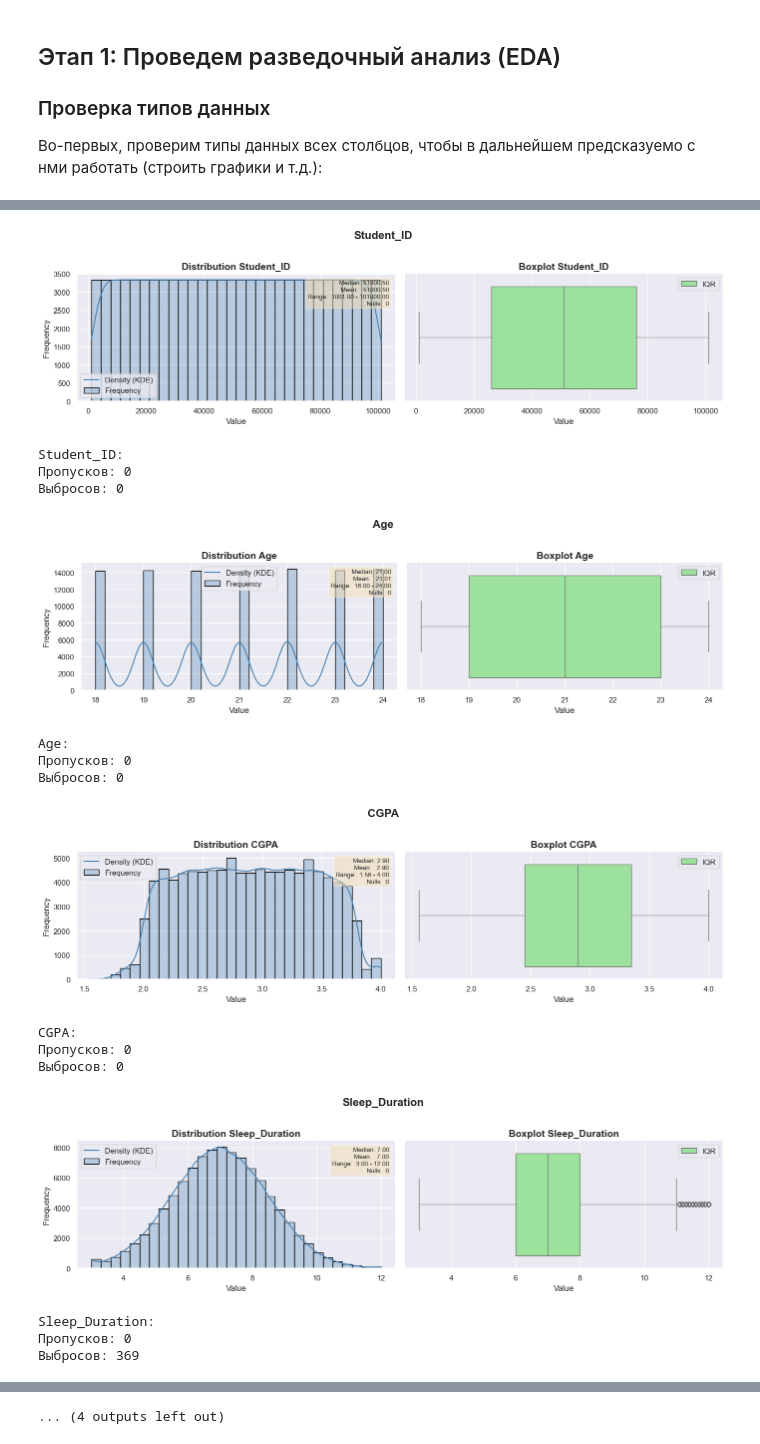
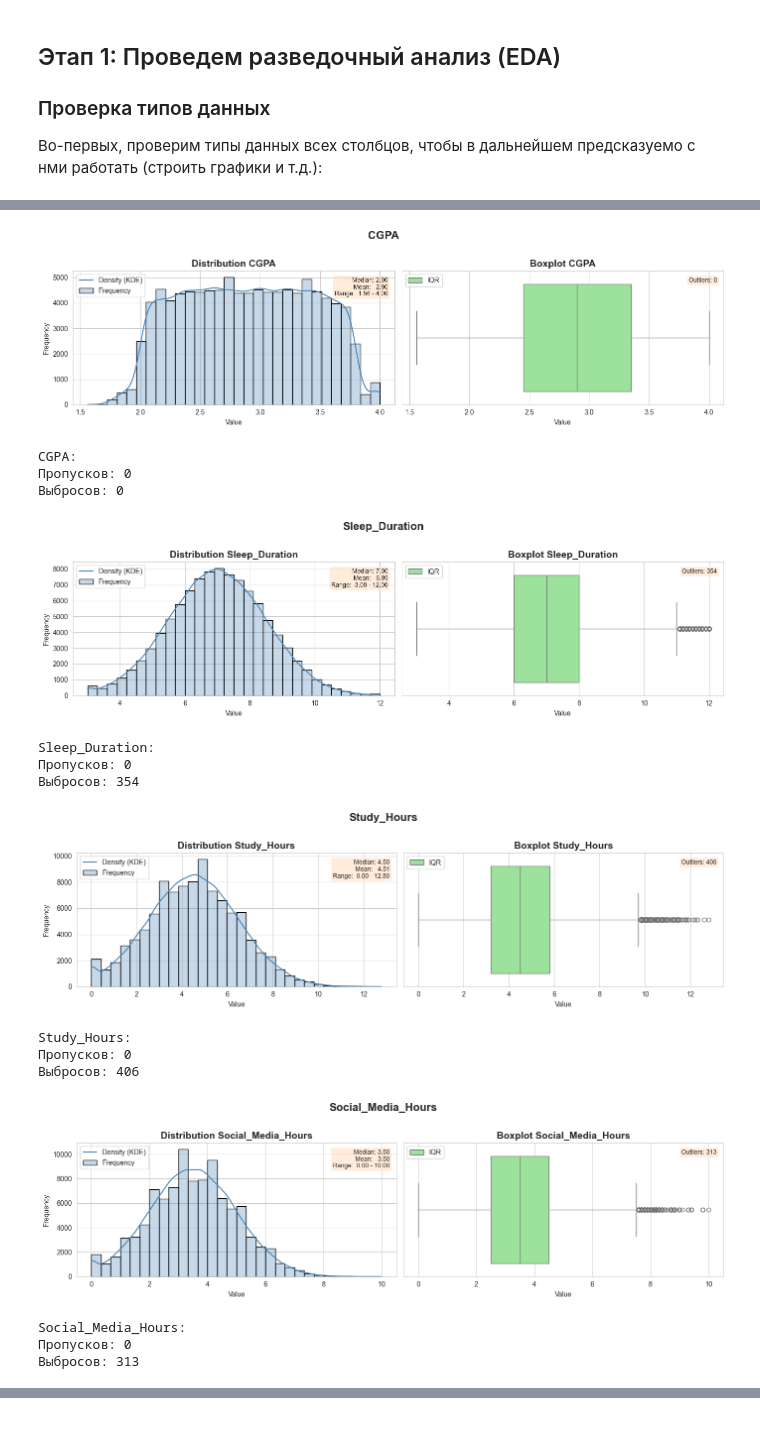
Before and after one commit to miniMlena/MAI_ML_lab1, a Jupyter notebook: task.ipynb, the cells around one changed output, grey strips where cells are left out. Saved outputs shown, nothing was run; the diff lists cells and outputs as text; code cells hidden in the pictures.

```diff
--- a/task.ipynb
+++ b/task.ipynb
@@ -5,7 +7,4 @@ import numpy as np
 import pandas as pd
 import seaborn as sns
 import matplotlib.pyplot as plt
-%matplotlib inline
-sns.set(color_codes=True)
-print("yes")
 # %% [output]
@@ -52,0 +71,5 @@ memory usage: 7.7 MB
+# %%
+print('Количество строк до удаления некорректных значений:', df.shape[0])
+cond_valid_sum_hours = (df['Sleep_Duration'] + df['Study_Hours'] + df['Social_Media_Hours']) <= 24
+df = df[cond_valid_sum_hours]
+print('После:', df.shape[0])
@@ -52,0 +84,4 @@ memory usage: 7.7 MB
+# %%
+print(f'Количество строк в датасете до удаления дубликатов: {df.shape[0]}')
+df.drop_duplicates(inplace=True)
+print(f'После: {df.shape[0]}')
@@ -56,9 +112,9 @@ memory usage: 7.7 MB
 # %%
-# сначала сделаем визуализации для числовых признаков
-numeric_cols = df.select_dtypes(include='number').columns.tolist()
+numeric_cols = df.drop(columns=['Age', 'Stress_Level']).select_dtypes(include='number').columns.tolist()
 
 for col in numeric_cols:
     fig, axes = plt.subplots(1, 2, figsize=(14, 4))
+    sns.set_style("whitegrid")
 
     # гистограмма с KDE
     sns.histplot(data=df, x=col, bins=30, kde=True, ax=axes[0],
@@ -68,57 +124,62 @@ for col in numeric_cols:
     axes[0].set_ylabel('Frequency')
     axes[0].legend(['Density (KDE)', 'Frequency'], loc='best')
 
     # Boxplot (ящик с усами)
     sns.boxplot(data=df, x=col, ax=axes[1], color='lightgreen')
     axes[1].set_title(f'Boxplot {col}', fontsize=14, fontweight='bold')
     axes[1].set_xlabel('Value')
     axes[1].legend(['IQR', 'Медиана', 'Выбросы'], loc='best')
 
-    # медиана, среднее и разброс значений
-    stats_text = (f"Median: {df[col].median():.2f}\n"
+    # метрики для гистограммы
+    stats_text_hist = (f"Median: {df[col].median():.2f}\n"
                     f"Mean:   {df[col].mean():.2f}\n"
-                    f"Range:  {df[col].min():.2f} - {df[col].max():.2f}\n"
-                    f"Nulls:  {df[col].isnull().sum()}")
+                    f"Range:  {df[col].min():.2f} - {df[col].max():.2f}")
 
-    axes[0].text(0.98, 0.95, stats_text, transform=axes[0].transAxes,
+    axes[0].text(0.98, 0.95, stats_text_hist, transform=axes[0].transAxes,
                     fontsize=9, verticalalignment='top', horizontalalignment='right',
-                    bbox=dict(boxstyle='round', facecolor='wheat', alpha=0.5))
-
-    plt.suptitle(col, fontsize=16, fontweight='bold', y=1.02)
-    plt.tight_layout()
-    plt.show()
+                    bbox=dict(boxstyle='round', facecolor='peachpuff', alpha=0.5))
 
     # считаем выбросы
     col_data = df[col].dropna()
 
     Q1 = col_data.quantile(0.25)
     Q3 = col_data.quantile(0.75)
     IQR = Q3 - Q1
 
     lower_bound = Q1 - 1.5 * IQR
     upper_bound = Q3 + 1.5 * IQR
 
-    outliers_count = ((col_data < lower_bound) | (col_data > upper_bound)).sum()
-    missing_count = df[col].isnull().sum()
+    outliers = ((col_data < lower_bound) | (col_data > upper_bound)).sum()
+    missing = df[col].isnull().sum()
 
+    # метрика
+    stats_text_bxp = (f"Outliers: {outliers}")
+
+    axes[1].text(0.98, 0.95, stats_text_bxp, transform=axes[1].transAxes,
+                    fontsize=9, verticalalignment='top', horizontalalignment='right',
+                    bbox=dict(boxstyle='round', facecolor='peachpuff', alpha=0.5))
+
+    plt.suptitle(col, fontsize=16, fontweight='bold', y=1.02)
+    plt.tight_layout()
+    plt.show()
 
     print(f"{col}:")
-    print(f"Пропусков: {missing_count}")
-    print(f"Выбросов: {outliers_count}")
+    print(f"Пропусков: {missing}")
+    print(f"Выбросов: {outliers}")
 # %% [output]
-[figure, old version]
+[figure, new version]
-Student_ID:
+CGPA:
 Пропусков: 0
 Выбросов: 0
-[figure, old version]
+[figure, new version]
-Age:
+Sleep_Duration:
 Пропусков: 0
-Выбросов: 0
+Выбросов: 354
-[figure, old version]
+[figure, new version]
-CGPA:
+Study_Hours:
 Пропусков: 0
-Выбросов: 0
+Выбросов: 406
-[figure, old version]
+[figure, new version]
-Sleep_Duration:
+Social_Media_Hours:
 Пропусков: 0
-Выбросов: 369
+Выбросов: 313
@@ -133 +189,0 @@ Social_Media_Hours:
-... (4 outputs left out)
```
Also changed, not shown: parts of 22 cells of this notebook.
